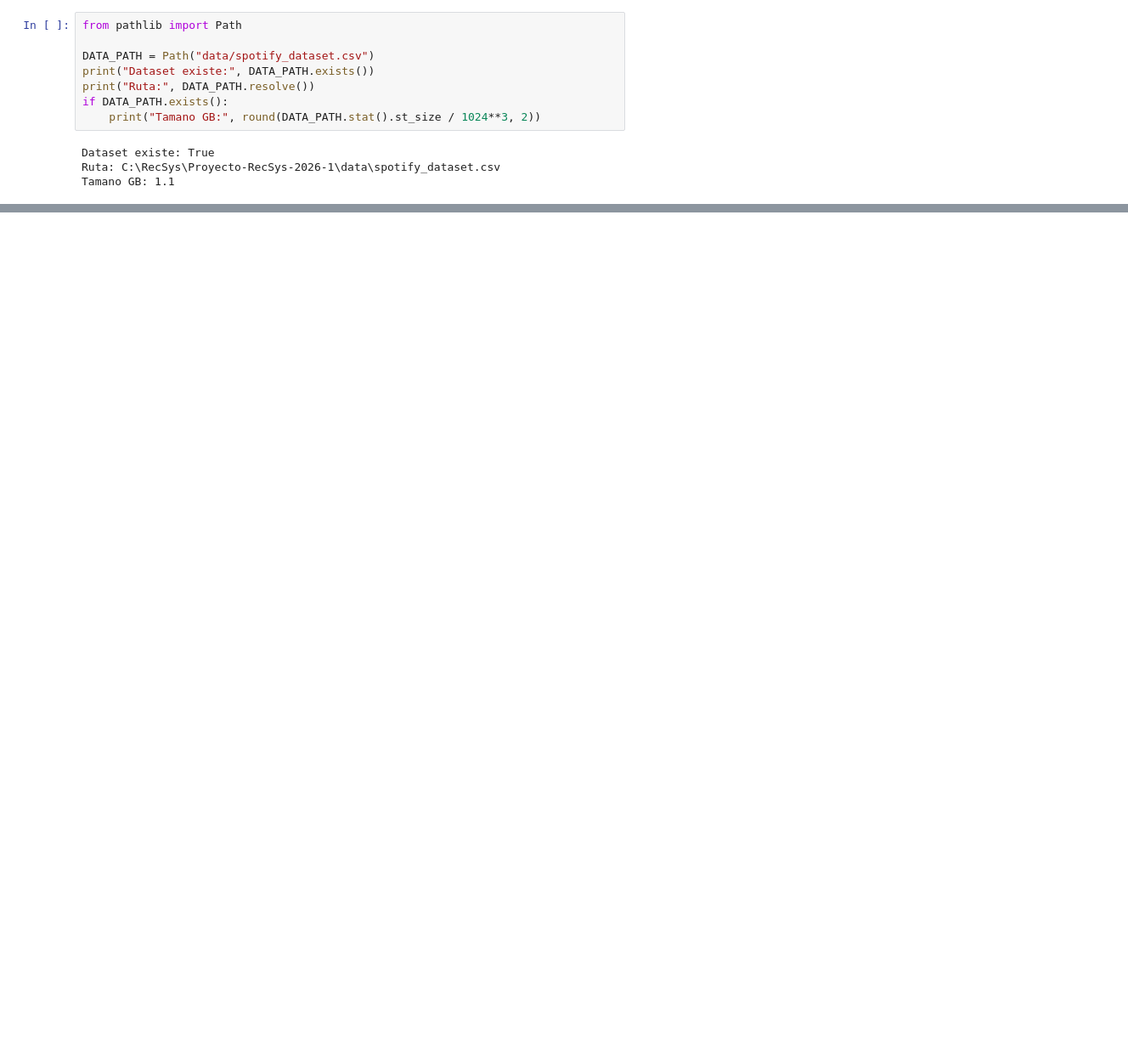
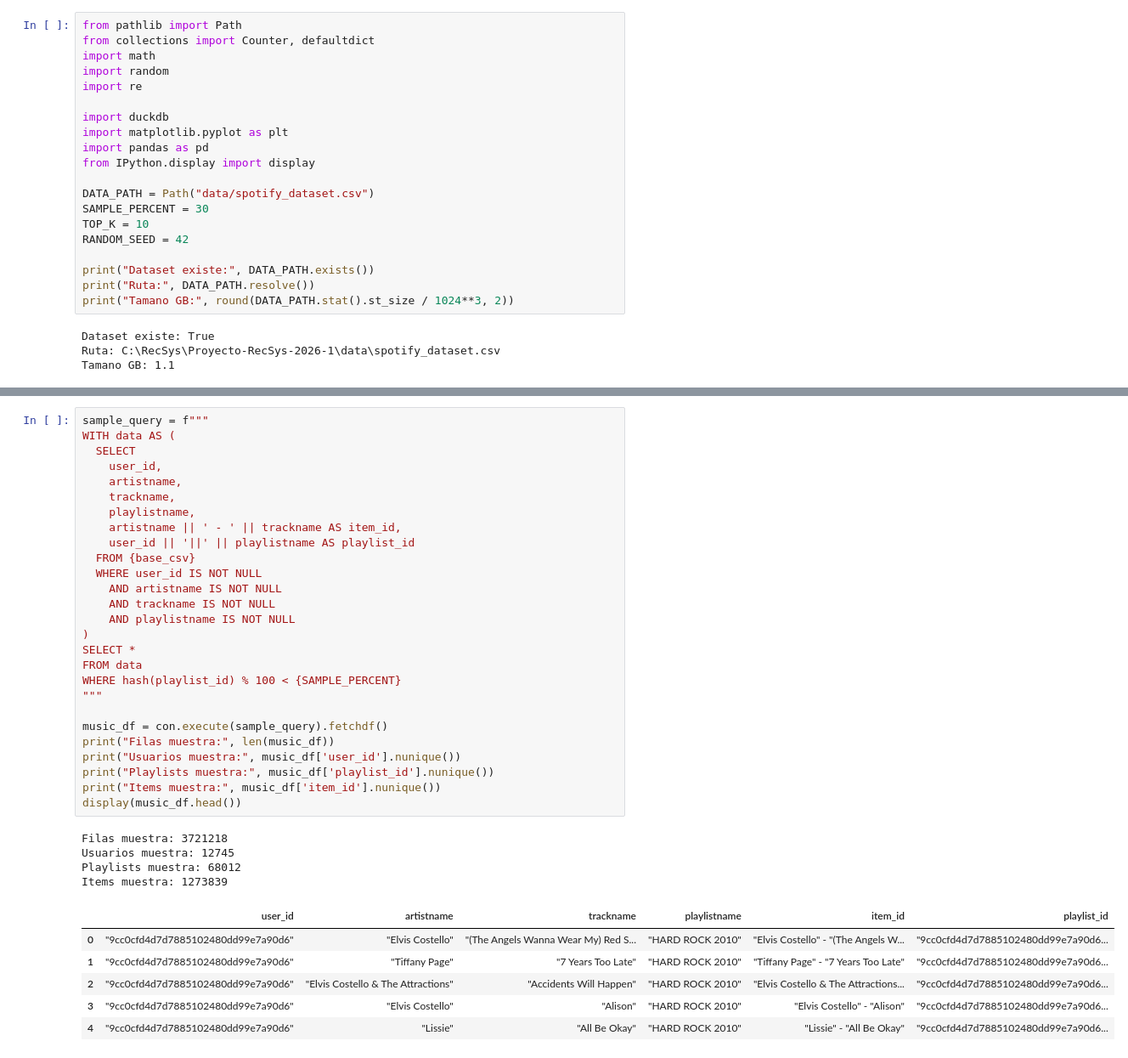
Before and after one commit to mayafzt/Proyecto-RecSys-2026-1, a Jupyter notebook: Hito_1_Spotify.ipynb, the cells around one changed output, grey strips where cells are left out. Shown at 85% size. Drawn from its saved outputs; the diff is of its cells as text; blank space fills up the shorter version.

```diff
--- a/Hito_1_Spotify.ipynb
+++ b/Hito_1_Spotify.ipynb
@@ -10,11 +10,23 @@ Este notebook ejecuta el pipeline reproducible del Hito 1 usando el dataset Spot
 # %%
 from pathlib import Path
+from collections import Counter, defaultdict
+import math
+import random
+import re
+
+import duckdb
+import matplotlib.pyplot as plt
+import pandas as pd
+from IPython.display import display
 
 DATA_PATH = Path("data/spotify_dataset.csv")
+SAMPLE_PERCENT = 30
+TOP_K = 10
+RANDOM_SEED = 42
+
 print("Dataset existe:", DATA_PATH.exists())
 print("Ruta:", DATA_PATH.resolve())
-if DATA_PATH.exists():
-    print("Tamano GB:", round(DATA_PATH.stat().st_size / 1024**3, 2))
+print("Tamano GB:", round(DATA_PATH.stat().st_size / 1024**3, 2))
 # %% [output]
 Dataset existe: True
 Ruta: C:\RecSys\Proyecto-RecSys-2026-1\data\spotify_dataset.csv
@@ -104,0 +83,38 @@ Para cada playlist con al menos 3 canciones, se oculto la ultima cancion como te
+# %%
+sample_query = f"""
+WITH data AS (
+  SELECT
+    user_id,
+    artistname,
+    trackname,
+    playlistname,
+    artistname || ' - ' || trackname AS item_id,
+    user_id || '||' || playlistname AS playlist_id
+  FROM {base_csv}
+  WHERE user_id IS NOT NULL
+    AND artistname IS NOT NULL
+    AND trackname IS NOT NULL
+    AND playlistname IS NOT NULL
+)
+SELECT *
+FROM data
+WHERE hash(playlist_id) % 100 < {SAMPLE_PERCENT}
+"""
+
+music_df = con.execute(sample_query).fetchdf()
+print("Filas muestra:", len(music_df))
+print("Usuarios muestra:", music_df['user_id'].nunique())
+print("Playlists muestra:", music_df['playlist_id'].nunique())
+print("Items muestra:", music_df['item_id'].nunique())
+display(music_df.head())
+# %% [output]
+Filas muestra: 3721218
+Usuarios muestra: 12745
+Playlists muestra: 68012
+Items muestra: 1273839
+|  | user_id | artistname | trackname | playlistname | item_id | playlist_id |
+| 0 | "9cc0cfd4d7d7885102480dd99e7a90d6" | "Elvis Costello" | "(The Angels Wanna Wear My) Red S... | "HARD ROCK 2010" | "Elvis Costello" - "(The Angels W... | "9cc0cfd4d7d7885102480dd99e7a90d6... |
+| 1 | "9cc0cfd4d7d7885102480dd99e7a90d6" | "Tiffany Page" | "7 Years Too Late" | "HARD ROCK 2010" | "Tiffany Page" - "7 Years Too Late" | "9cc0cfd4d7d7885102480dd99e7a90d6... |
+| 2 | "9cc0cfd4d7d7885102480dd99e7a90d6" | "Elvis Costello & The Attractions" | "Accidents Will Happen" | "HARD ROCK 2010" | "Elvis Costello & The Attractions... | "9cc0cfd4d7d7885102480dd99e7a90d6... |
+| 3 | "9cc0cfd4d7d7885102480dd99e7a90d6" | "Elvis Costello" | "Alison" | "HARD ROCK 2010" | "Elvis Costello" - "Alison" | "9cc0cfd4d7d7885102480dd99e7a90d6... |
+| 4 | "9cc0cfd4d7d7885102480dd99e7a90d6" | "Lissie" | "All Be Okay" | "HARD ROCK 2010" | "Lissie" - "All Be Okay" | "9cc0cfd4d7d7885102480dd99e7a90d6... |
```
Also changed, not shown: parts of 25 cells of this notebook, 2 other files.
